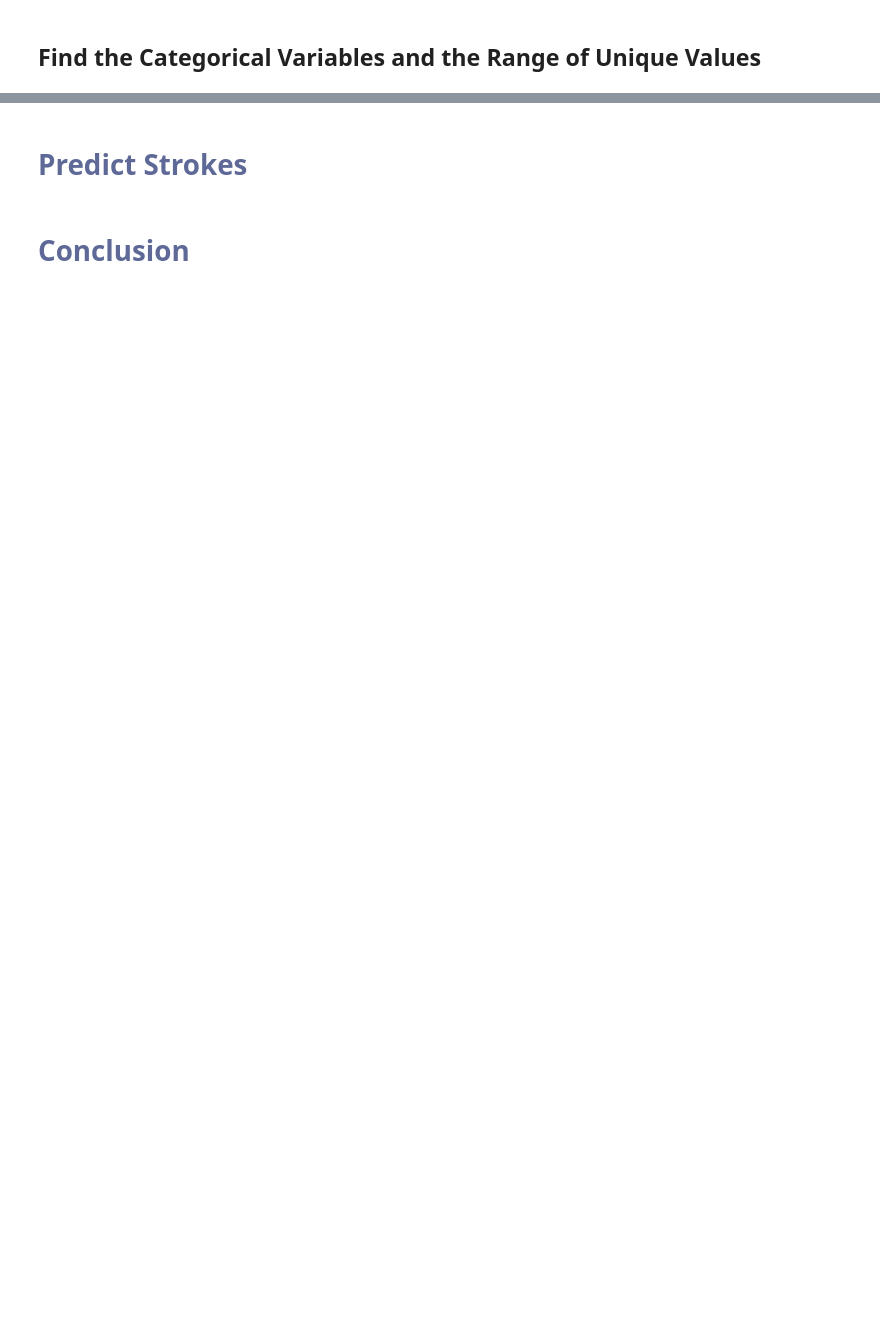
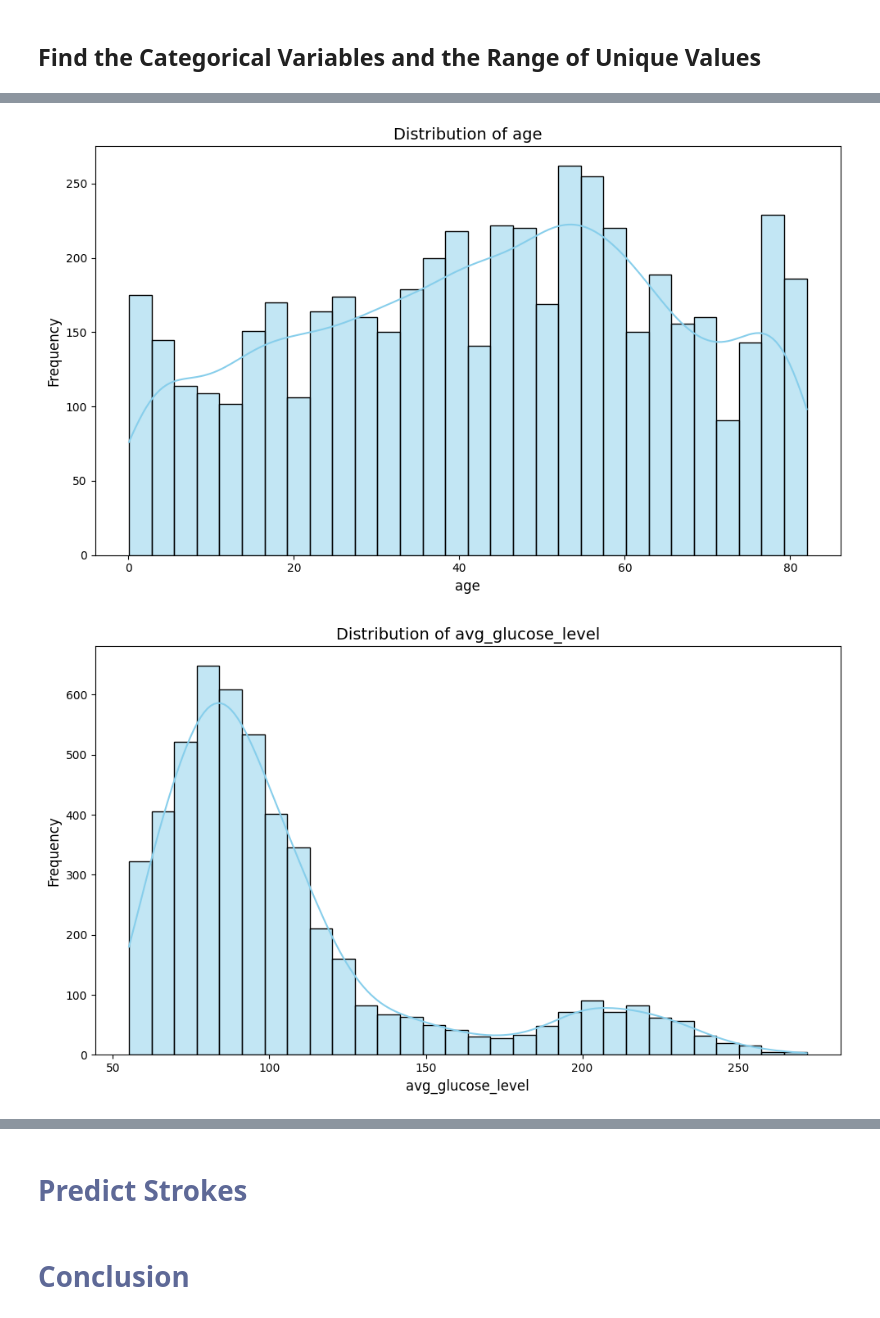
Before and after one commit to johnpospisil/stroke-prediction, a Jupyter notebook: stroke-prediction.ipynb, the cells around one changed output, grey strips where cells are left out. Drawn from its saved outputs; the diff is of its cells as text; code cells hidden in the pictures; blank space fills up the shorter version.

```diff
--- a/stroke-prediction.ipynb
+++ b/stroke-prediction.ipynb
@@ -122,0 +158,2 @@ for column in categorical_columns:
+# %%
+numerical_columns = df.drop(columns=categorical_columns.columns.tolist() + ['stroke'] + ['id'])
@@ -122,0 +176,13 @@ for column in categorical_columns:
+# %%
+# Plot the distribution of each numerical variable
+for column in numerical_columns:
+    plt.figure(figsize=(10, 6))
+    sns.histplot(df[column], kde=True, bins=30, color='skyblue')
+    plt.title(f'Distribution of {column}', fontsize=14)
+    plt.xlabel(column, fontsize=12)
+    plt.ylabel('Frequency', fontsize=12)
+    plt.tight_layout()
+    plt.show()
+# %% [output]
+[figure, added]
+[figure, added]
```
Also changed, not shown: parts of 13 cells of this notebook.
